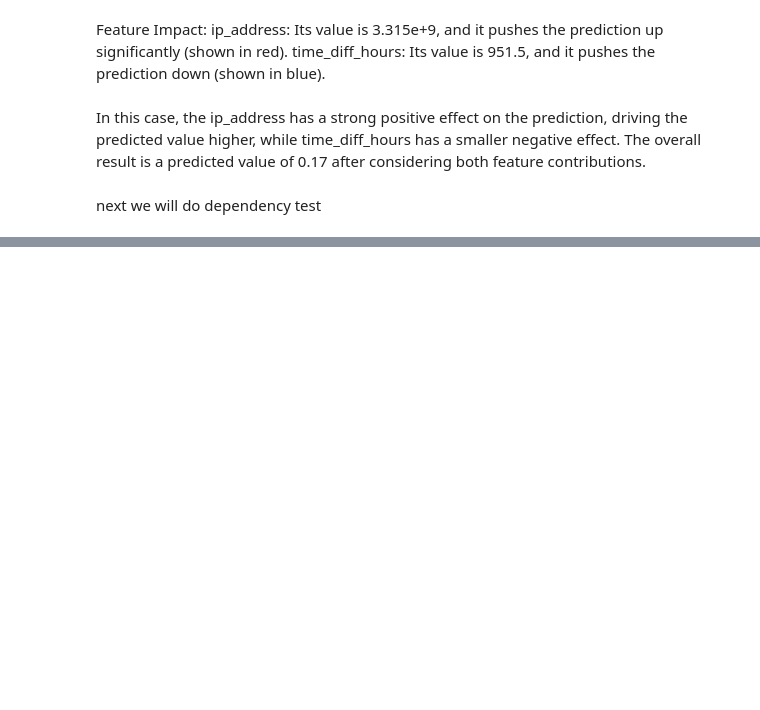
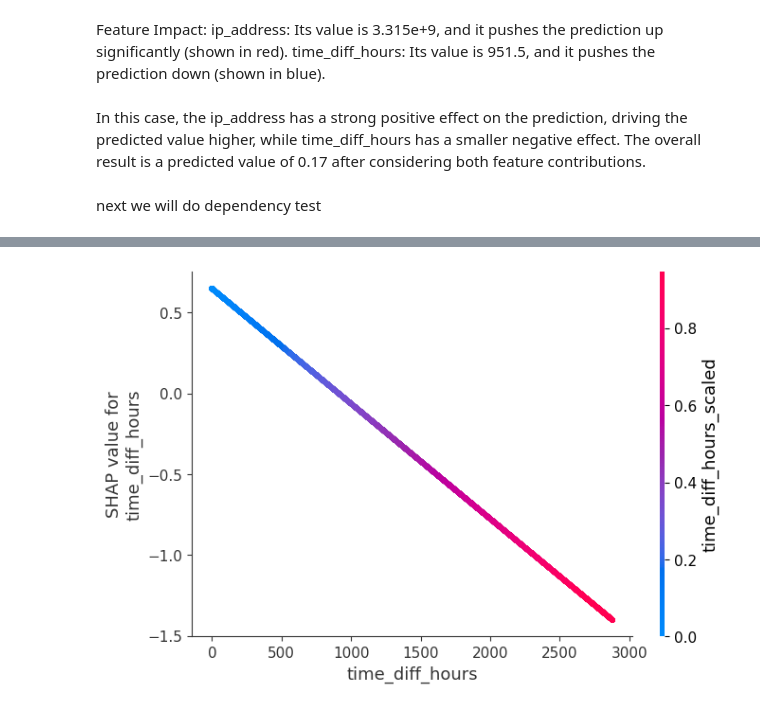
Before and after one commit to basleal22/kaim-week-8-9, a Jupyter notebook: notebooks/model_inter.ipynb, the cells around one changed output, grey strips where cells are left out. Saved outputs shown, nothing was run; the diff lists cells and outputs as text; code cells hidden in the pictures; blank space fills up the shorter version.

Commit message:
added a dependency plot for the top 3 features

```diff
--- a/notebooks/model_inter.ipynb
+++ b/notebooks/model_inter.ipynb
@@ -98,0 +99,4 @@ shap.dependence_plot('ip_address', shap_values_array, x_test_fraud)
+# %%
+shap.dependence_plot('time_diff_hours', shap_values_array, x_test_fraud)
+# %% [output]
+[figure, added]
```
Also changed, not shown: parts of 3 cells of this notebook.
